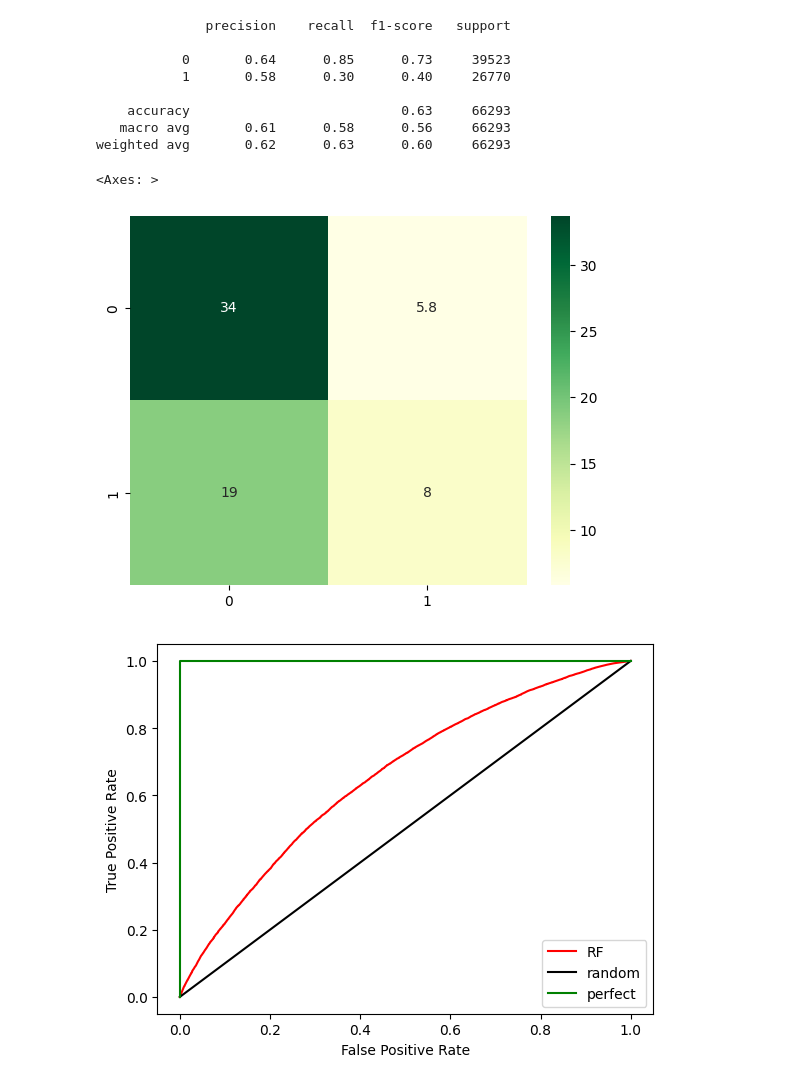
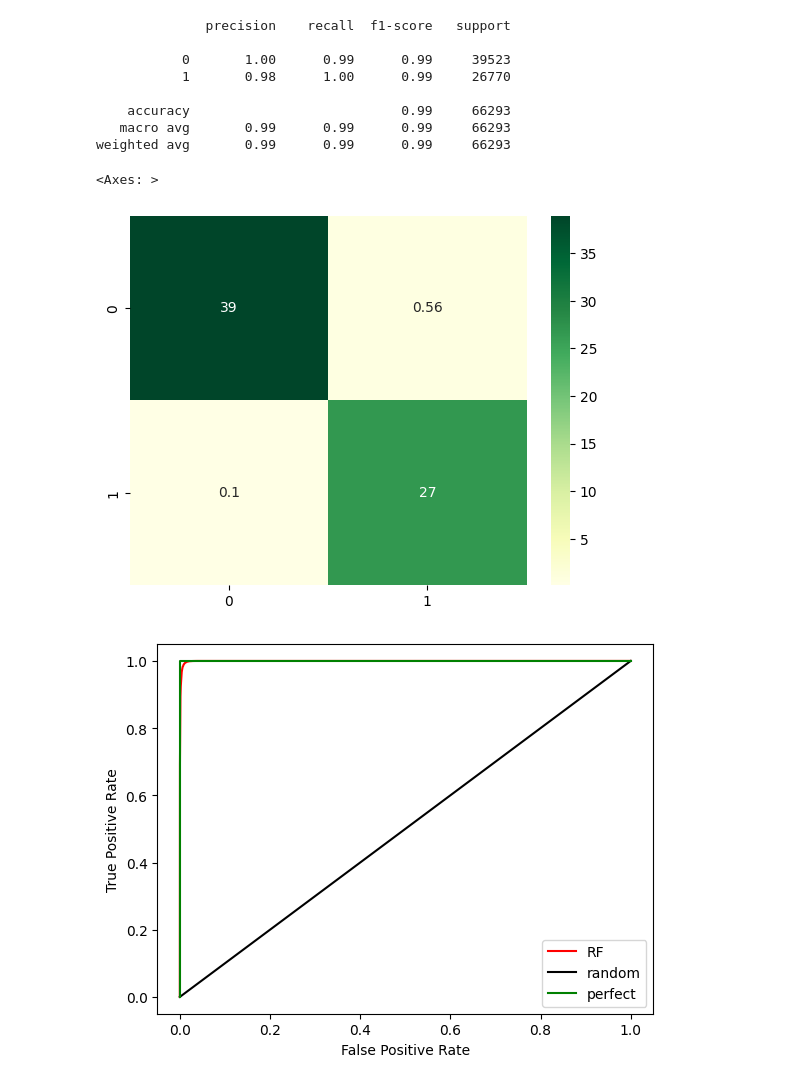
Before and after one commit to neuroth-v/ML_GroupProject, a Jupyter notebook: 2_4d_Dima_preprocessing_COM_training_random_forrest_all_w_names_large_2.ipynb, the cells around one changed output. Saved outputs shown, nothing was run; the diff lists cells and outputs as text; code cells hidden in the pictures.

```diff
--- a/2_4d_Dima_preprocessing_COM_training_random_forrest_all_w_names_large_2.ipynb
+++ b/2_4d_Dima_preprocessing_COM_training_random_forrest_all_w_names_large_2.ipynb
@@ -221,11 +221,6 @@ def load_glove_large(file):
     df = pd.read_csv(file, sep=" ", quoting=3, header=None, index_col=0)
     glove_model = {key: val.values for key, val in df.T.items()}
     return glove_model
-
-def log_transform(df:pd.DataFrame , colname)-> pd.DataFrame:
-    return pd.DataFrame(np.log1p(df[colname]), columns=[colname])
-
-
 
 
 def text_prep(text):
@@ -300,6 +295,8 @@ def names_vectorizer(df:pd.DataFrame, colname, model)-> pd.DataFrame:
 
 
 
+def log_transform(df:pd.DataFrame , colname)-> pd.DataFrame:
+    return pd.DataFrame(np.log1p(df[colname]), columns=[colname])
 
 def calc_dol_p_back(df:pd.DataFrame)-> pd.DataFrame:
     df['backers_adj'] = df['backers'] + (0.01)
@@ -307,9 +304,9 @@ def calc_dol_p_back(df:pd.DataFrame)-> pd.DataFrame:
     return pd.DataFrame(df['dol_p_back'])
 
 def calc_dol_p_day(df:pd.DataFrame)-> pd.DataFrame:
-    try: df['tdol_p_day'] = df['pledged']/(df['deadline'] - df['launched']).dt.days.astype('int')
-    except: df['tdol_p_day'] = 0
-    return pd.DataFrame(df['tdol_p_day'])
+    delta = pd.to_datetime(df['deadline'], format='%Y-%m-%d') - pd.to_datetime(df['launched'], format='%Y-%m-%d %H:%M:%S')
+    df['tdol_p_day'] = df['pledged']/(delta.dt.days.astype('int')+0.00001)
+    return pd.DataFrame(df['tdol_p_day'])/X_train['goal'].mean()
 
 
 
@@ -336,8 +333,8 @@ def duration_days(df:pd.DataFrame)-> pd.DataFrame:
     df['duration_years'] = df['duration_years'].dt.days.astype('int')
     return pd.DataFrame(df['duration_years'])
 
-def goal_lin_norm(df:pd.DataFrame , colname)-> pd.DataFrame:
-    return pd.DataFrame(df[colname]/df[colname].max())
+def lin_norm(df:pd.DataFrame , colname)-> pd.DataFrame:
+    return pd.DataFrame(df[colname]/X_train[colname].max())
 
 # Just in case...
 def keep_initial(df:pd.DataFrame , columns)-> pd.DataFrame:
@@ -359,13 +356,13 @@ preprocessor = ColumnTransformer(transformers=[
 #                    ('l', FunctionTransformer(pre_processing_dates, kw_args={'colname':'launched'}, validate=False), ['launched']),
 #                    ('d', FunctionTransformer(pre_processing_dates, kw_args={'colname':'deadline'}, validate=False), ['deadline']),
 #                    ('dpb', FunctionTransformer(calc_dol_p_back, validate=False), ['backers', 'pledged']),
-                    ('dpd', FunctionTransformer(calc_dol_p_day, validate=False), ['pledged']),
 #                    ('cdy', FunctionTransformer(duration_years, validate=False), ['launched', 'deadline']),
                     ('cdd', FunctionTransformer(duration_days, validate=False), ['launched', 'deadline']),
+                    ('dpd', FunctionTransformer(calc_dol_p_day, validate=False), ['deadline', 'launched', 'pledged']),
                     ('log', FunctionTransformer(log_transform, kw_args={'colname':'goal'}, validate=False), ['goal'])
-#                    ('fmaxg', FunctionTransformer(goal_lin_norm, kw_args={'colname':'goal'}, validate=False), ['goal'])
-#                    ('fmaxp', FunctionTransformer(goal_lin_norm, kw_args={'colname':'pledged'}, validate=False), ['pledged']),
-#                    ('fmaxb', FunctionTransformer(goal_lin_norm, kw_args={'colname':'backers'}, validate=False), ['backers']),
+#                    ('fmaxg', FunctionTransformer(lin_norm, kw_args={'colname':'goal'}, validate=False), ['goal'])
+#                    ('fmaxp', FunctionTransformer(lin_norm, kw_args={'colname':'pledged'}, validate=False), ['pledged']),
+#                    ('fmaxb', FunctionTransformer(lin_norm, kw_args={'colname':'backers'}, validate=False), ['backers']),
 #                    ('original', FunctionTransformer(keep_initial, kw_args={'columns':COLUMNS_TO_KEEP}, validate=False), COLUMNS_TO_KEEP)
                     ],remainder='drop').set_output(transform="pandas")
 
@@ -377,9 +374,16 @@ preprocessor = ColumnTransformer(transformers=[
 #                            ('bins', KMeans(n_clusters=14, init='k-means++', max_iter=1000, n_init='auto', random_state=SEED))
 #])
 
+droped = pd.read_csv('./data/droped_states.csv')
+X_drop = droped[(droped['state'] == 'Canceled') | (droped['state'] == 'Live')].drop('state', axis=1)
+y_drop = droped[(droped['state'] == 'Canceled') | (droped['state'] == 'Live')]['state'].map({'Canceled':0, 'Live':1})
+
+
+
 
 X_train_transf = preprocessor.fit_transform(X_train)
 X_test_transf = preprocessor.transform(X_test)
+
 
 #X_train_transf = data_pipeline.fit_transform(X_train)
 #X_test_transf = data_pipeline.transform(X_test)
@@ -431,12 +435,14 @@ X_test_transf = preprocessor.transform(X_test)
 # %%
 clasters = KMeans(n_clusters=14, init='k-means++', max_iter=1000, n_init='auto', random_state=SEED)
 
-X_train_transf['name_cluster'] = pd.Series(clasters.fit_predict(X_train_transf['av_vec__vecname'].values.tolist() ),  name='name_cluster')
+X_train_transf['name_cluster'] = clasters.fit_predict( X_train_transf['av_vec__vecname'].values.tolist() )
 X_test_transf['name_cluster'] = pd.Series(clasters.predict(X_test_transf['av_vec__vecname'].values.tolist()),  name='name_cluster')
+
 
 X_train_transf = X_train_transf.drop('av_vec__vecname', axis=1)
 X_test_transf = X_test_transf.drop('av_vec__vecname', axis=1)
 
+
 names_cats_enc = OneHotEncoder(drop=None, handle_unknown='infrequent_if_exist', sparse_output=False)
 # %%
 X_train_transf = pd.DataFrame(X_train_transf)
@@ -486,10 +495,17 @@ model_4.fit(X_train_transf, y_train.values.ravel())
 RandomForestClassifier(n_estimators=200, n_jobs=-1, random_state=50, verbose=1)
 # %%
 #pred_4 = model_4.predict(X_test_transf)
-pred_4 = (model_4.predict_proba(X_test_transf)[:,1] >= 0.65).astype(bool)
+pred_4 = (model_4.predict_proba(X_test_transf)[:,1] >= 0.5).astype(bool)
+
+
 proba_4 = model_4.predict_proba(X_test_transf)
 
+
 conf_mat_4 = confusion_matrix(y_test, pred_4)/1000
+
+
 print(classification_report(y_test, pred_4))
+
+
 sns.heatmap(conf_mat_4, annot=True,  cmap='YlGn')
 # %% [output]
@@ -504,13 +520,13 @@ sns.heatmap(conf_mat_4, annot=True,  cmap='YlGn')
               precision    recall  f1-score   support
 
-           0       0.64      0.85      0.73     39523
-           1       0.58      0.30      0.40     26770
+           0       1.00      0.99      0.99     39523
+           1       0.98      1.00      0.99     26770
 
-    accuracy                           0.63     66293
-   macro avg       0.61      0.58      0.56     66293
-weighted avg       0.62      0.63      0.60     66293
+    accuracy                           0.99     66293
+   macro avg       0.99      0.99      0.99     66293
+weighted avg       0.99      0.99      0.99     66293
 <Axes: >
-[figure, old version]
+[figure, new version]
 # %%
 fpr, tpr, thresholds = roc_curve(y_test, pd.DataFrame(proba_4).iloc[:,1])
 
@@ -523,7 +539,7 @@ plt.xlabel('False Positive Rate')
 plt.ylabel('True Positive Rate')
 plt.show()
 # %% [output]
-[figure, old version]
+[figure, new version]
 # %%
 param_grid = {
     'n_estimators': np.arange(80, 110, 10).astype(int),
```
Also changed, not shown: parts of 15 cells of this notebook, 17 other files.
